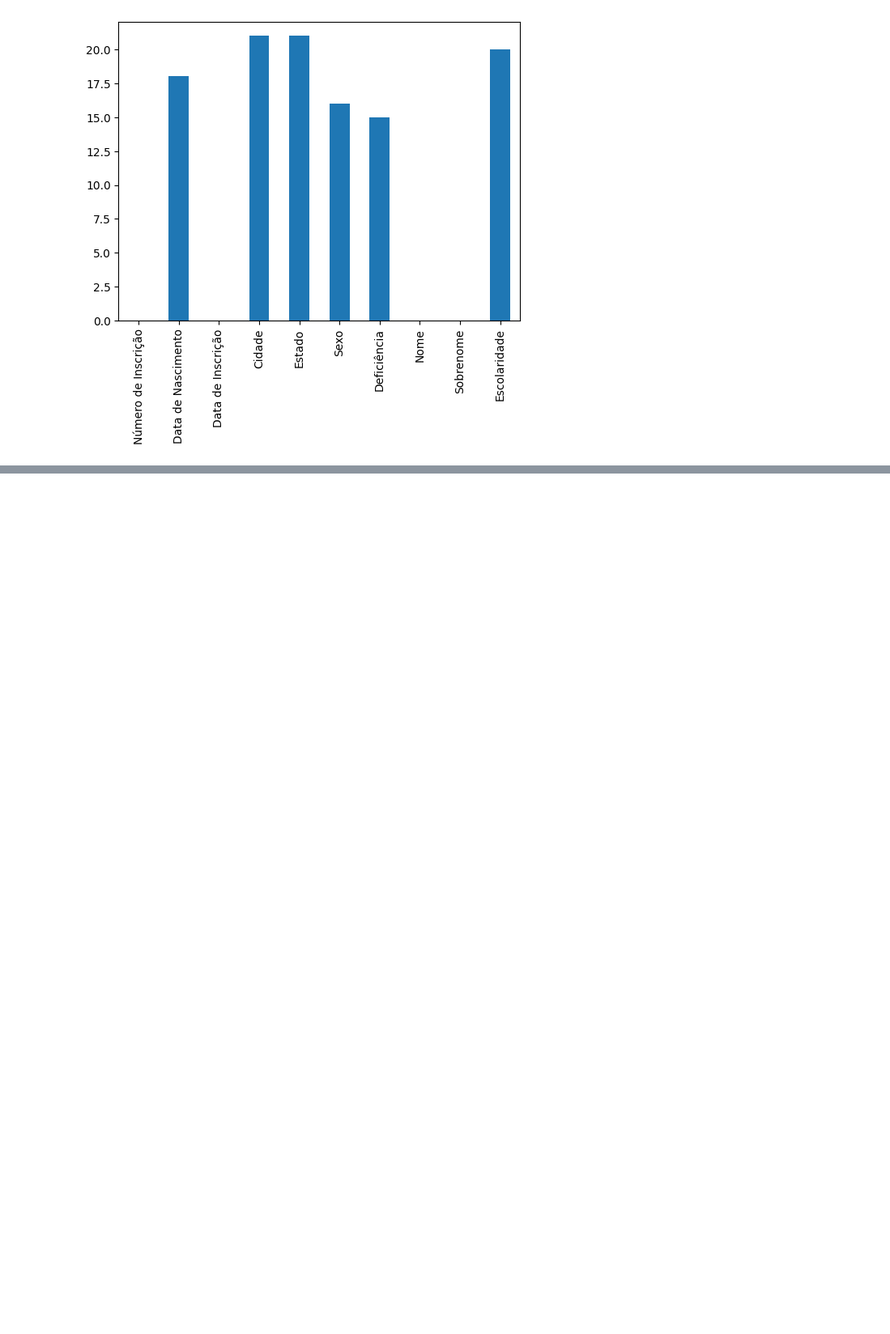
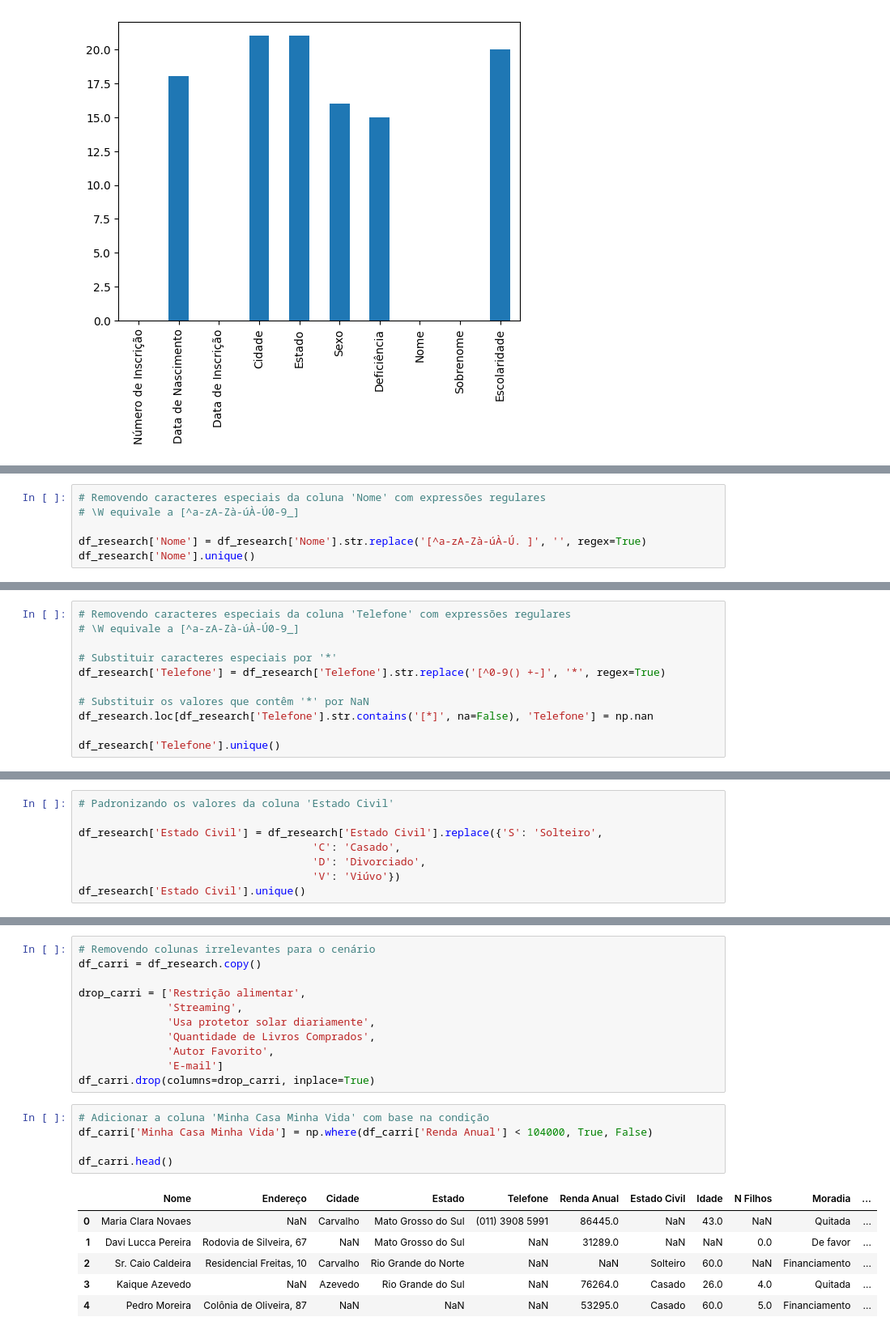
Before and after one commit to fiofana/bootcamp-data-analytics, a Jupyter notebook: pandas/Python_para_Dados_Pandas.ipynb, the cells around one changed output, grey strips where cells are left out. Shown at 81% size. Cells and saved outputs as stored; diff of their text form; blank space fills up the shorter version.

```diff
--- a/pandas/Python_para_Dados_Pandas.ipynb
+++ b/pandas/Python_para_Dados_Pandas.ipynb
@@ -836,0 +868,6 @@ pct_ausentes.plot(kind='bar')
+# %%
+# Removendo caracteres especiais da coluna 'Nome' com expressões regulares
+# \W equivale a [^a-zA-Zà-úÀ-Ú0-9_]
+
+df_research['Nome'] = df_research['Nome'].str.replace('[^a-zA-Zà-úÀ-Ú. ]', '', regex=True)
+df_research['Nome'].unique()
@@ -836,0 +888,11 @@ pct_ausentes.plot(kind='bar')
+# %%
+# Removendo caracteres especiais da coluna 'Telefone' com expressões regulares
+# \W equivale a [^a-zA-Zà-úÀ-Ú0-9_]
+
+# Substituir caracteres especiais por '*'
+df_research['Telefone'] = df_research['Telefone'].str.replace('[^0-9() +-]', '*', regex=True)
+
+# Substituir os valores que contêm '*' por NaN
+df_research.loc[df_research['Telefone'].str.contains('[*]', na=False), 'Telefone'] = np.nan
+
+df_research['Telefone'].unique()
@@ -836,0 +907,8 @@ pct_ausentes.plot(kind='bar')
+# %%
+# Padronizando os valores da coluna 'Estado Civil'
+
+df_research['Estado Civil'] = df_research['Estado Civil'].replace({'S': 'Solteiro',
+                                     'C': 'Casado',
+                                     'D': 'Divorciado',
+                                     'V': 'Viúvo'})
+df_research['Estado Civil'].unique()
@@ -836,0 +940,23 @@ pct_ausentes.plot(kind='bar')
+# %%
+# Removendo colunas irrelevantes para o cenário
+df_carri = df_research.copy()
+
+drop_carri = ['Restrição alimentar',
+              'Streaming',
+              'Usa protetor solar diariamente',
+              'Quantidade de Livros Comprados',
+              'Autor Favorito',
+              'E-mail']
+df_carri.drop(columns=drop_carri, inplace=True)
+# %%
+# Adicionar a coluna 'Minha Casa Minha Vida' com base na condição
+df_carri['Minha Casa Minha Vida'] = np.where(df_carri['Renda Anual'] < 104000, True, False)
+
+df_carri.head()
+# %% [output]
+|  | Nome | Endereço | Cidade | Estado | Telefone | Renda Anual | Estado Civil | Idade | N Filhos | Moradia | ... |
+| 0 | Maria Clara Novaes | NaN | Carvalho | Mato Grosso do Sul | (011) 3908 5991 | 86445.0 | NaN | 43.0 | NaN | Quitada | ... |
+| 1 | Davi Lucca Pereira | Rodovia de Silveira, 67 | NaN | Mato Grosso do Sul | NaN | 31289.0 | NaN | NaN | 0.0 | De favor | ... |
+| 2 | Sr. Caio Caldeira | Residencial Freitas, 10 | Carvalho | Rio Grande do Norte | NaN | NaN | Solteiro | 60.0 | NaN | Financiamento | ... |
+| 3 | Kaique Azevedo | NaN | Azevedo | Rio Grande do Sul | NaN | 76264.0 | Casado | 26.0 | 4.0 | Quitada | ... |
+| 4 | Pedro Moreira | Colônia de Oliveira, 87 | NaN | NaN | NaN | 53295.0 | Casado | 60.0 | 5.0 | Financiamento | ... |
```
Also changed, not shown: parts of 24 cells of this notebook.
